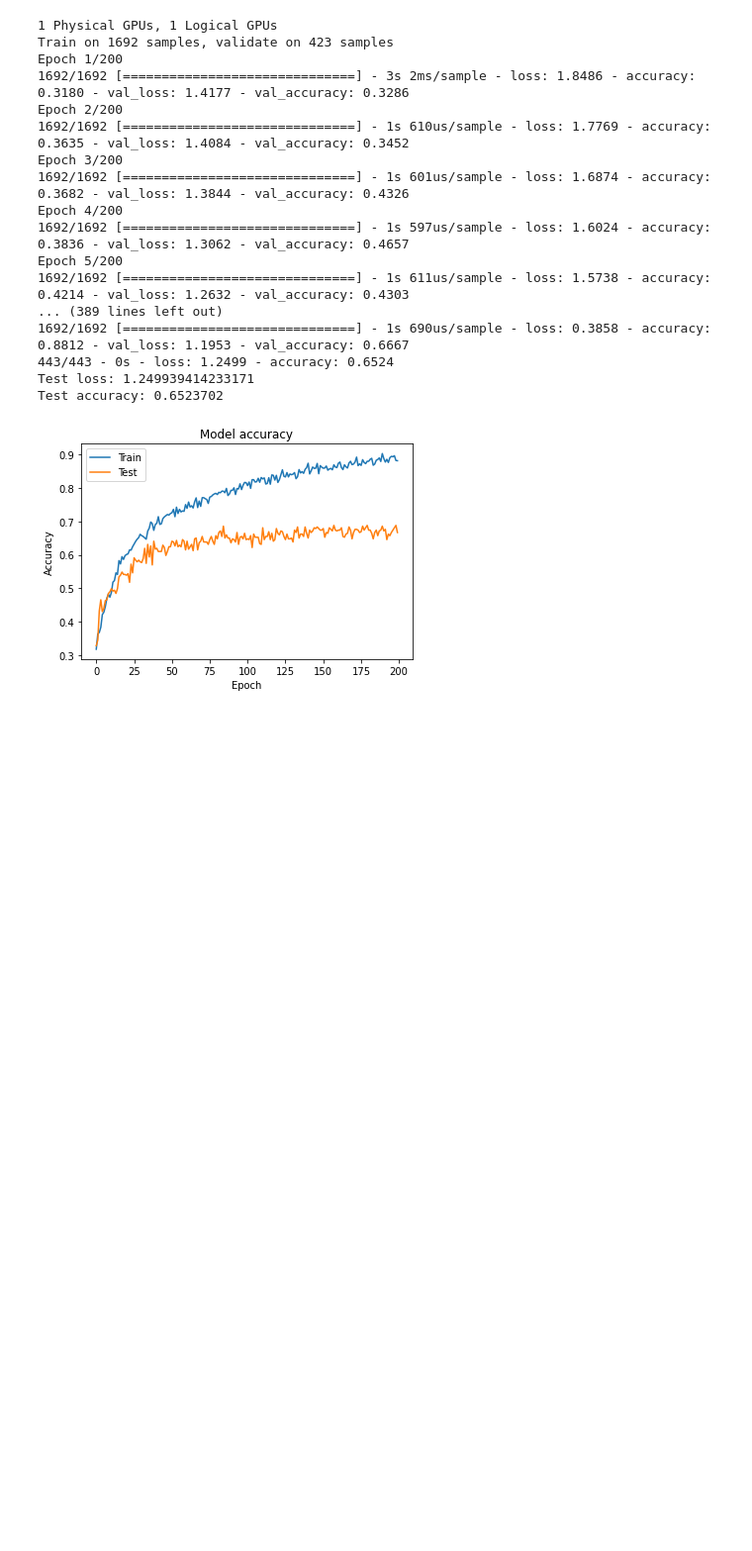
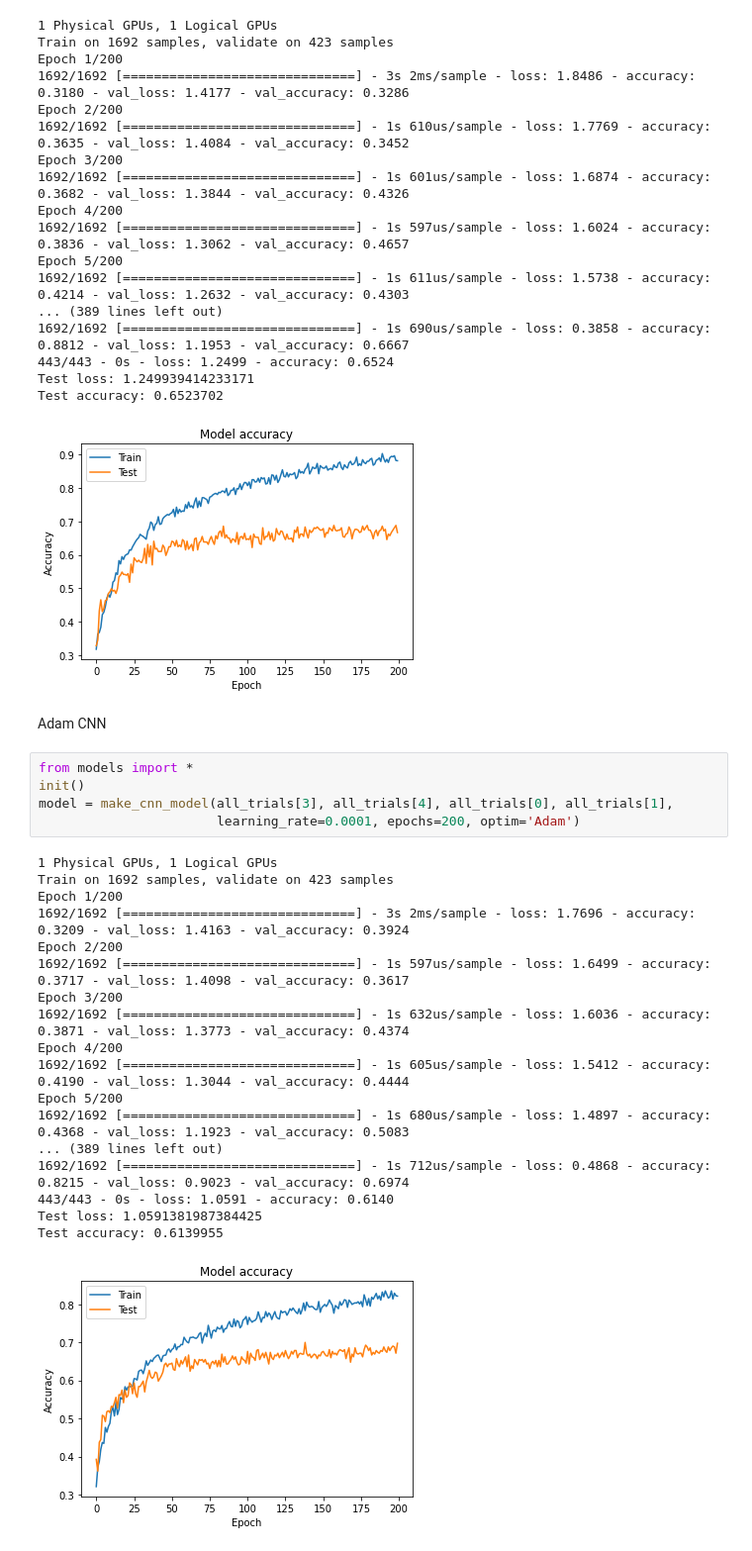
Before and after one commit to aldenperrine/ece_247, a Jupyter notebook: Ece247Final.ipynb, the cells around one changed output. Shown: that part at 99% size. Drawn from its saved outputs; the diff is of its cells as text; blank space fills up the shorter version.

```diff
--- a/Ece247Final.ipynb
+++ b/Ece247Final.ipynb
@@ -142,3 +144,29 @@ Epoch 5/200
 Test loss: 1.249939414233171
 Test accuracy: 0.6523702
 [figure]
+# %% [markdown]
+Adam CNN
+# %%
+from models import *
+init()
+model = make_cnn_model(all_trials[3], all_trials[4], all_trials[0], all_trials[1],
+                       learning_rate=0.0001, epochs=200, optim='Adam')
+# %% [output]
+1 Physical GPUs, 1 Logical GPUs
+Train on 1692 samples, validate on 423 samples
+Epoch 1/200
+1692/1692 [==============================] - 3s 2ms/sample - loss: 1.7696 - accuracy: 0.3209 - val_loss: 1.4163 - val_accuracy: 0.3924
+Epoch 2/200
+1692/1692 [==============================] - 1s 597us/sample - loss: 1.6499 - accuracy: 0.3717 - val_loss: 1.4098 - val_accuracy: 0.3617
+Epoch 3/200
+1692/1692 [==============================] - 1s 632us/sample - loss: 1.6036 - accuracy: 0.3871 - val_loss: 1.3773 - val_accuracy: 0.4374
+Epoch 4/200
+1692/1692 [==============================] - 1s 605us/sample - loss: 1.5412 - accuracy: 0.4190 - val_loss: 1.3044 - val_accuracy: 0.4444
+Epoch 5/200
+1692/1692 [==============================] - 1s 680us/sample - loss: 1.4897 - accuracy: 0.4368 - val_loss: 1.1923 - val_accuracy: 0.5083
+... (389 lines left out)
+1692/1692 [==============================] - 1s 712us/sample - loss: 0.4868 - accuracy: 0.8215 - val_loss: 0.9023 - val_accuracy: 0.6974
+443/443 - 0s - loss: 1.0591 - accuracy: 0.6140
+Test loss: 1.0591381987384425
+Test accuracy: 0.6139955
+[figure, added]
```
Also changed, not shown: parts of 12 cells of this notebook, 1 other file.
